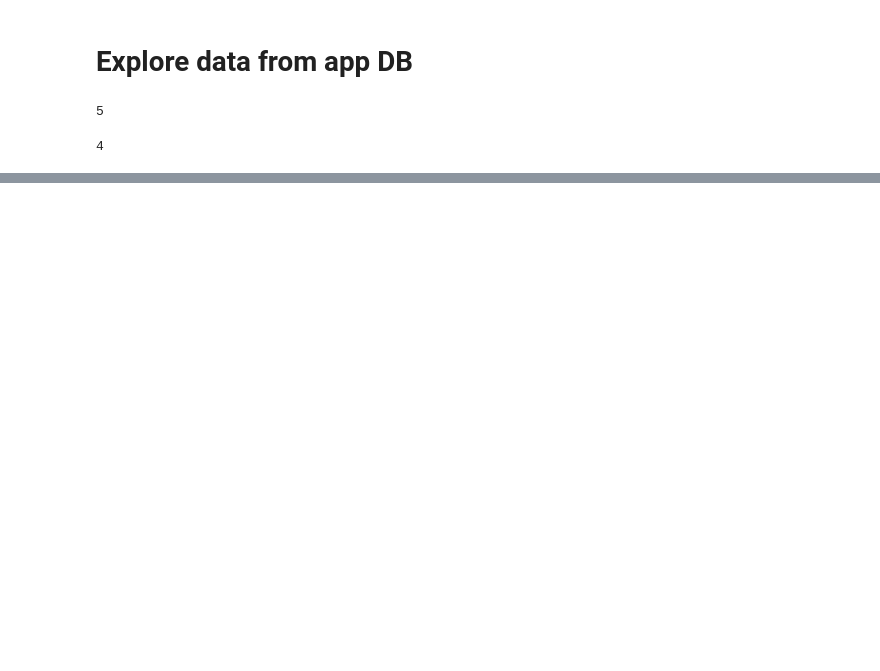
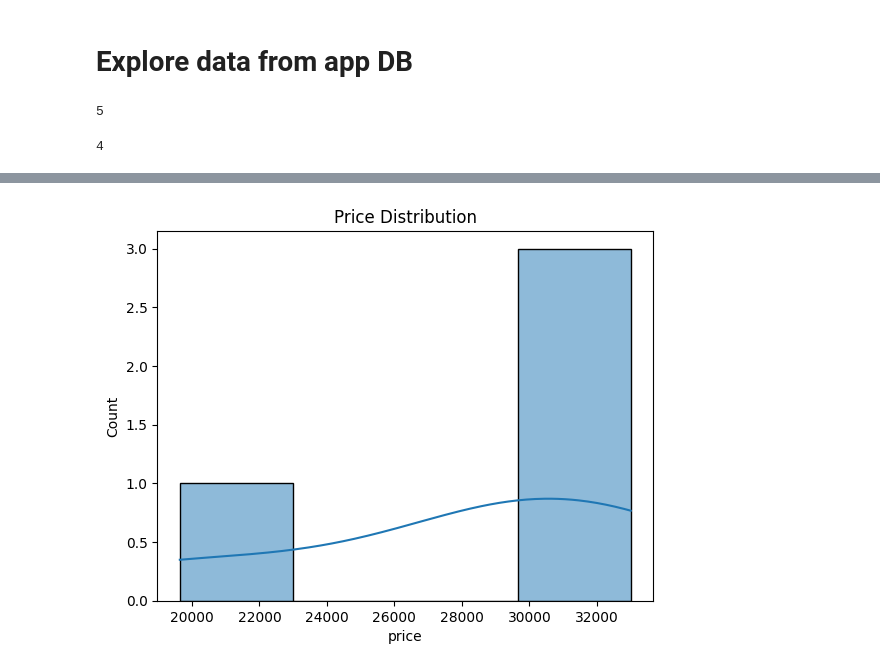
Before and after one commit to zahmedy/nicherides-ml-platform, a Jupyter notebook: notebooks/01_eda.ipynb, the cells around one changed output, grey strips where cells are left out. Cells and saved outputs as stored; diff of their text form; code cells hidden in the pictures; blank space fills up the shorter version.

```diff
--- a/notebooks/01_eda.ipynb
+++ b/notebooks/01_eda.ipynb
@@ -26,0 +50,6 @@ len(df)
+# %%
+sns.histplot(df['price'], kde=True)
+plt.title('Price Distribution')
+plt.show()
+# %% [output]
+[figure, added]
```
Also changed, not shown: parts of 6 cells of this notebook, 10 other files.
